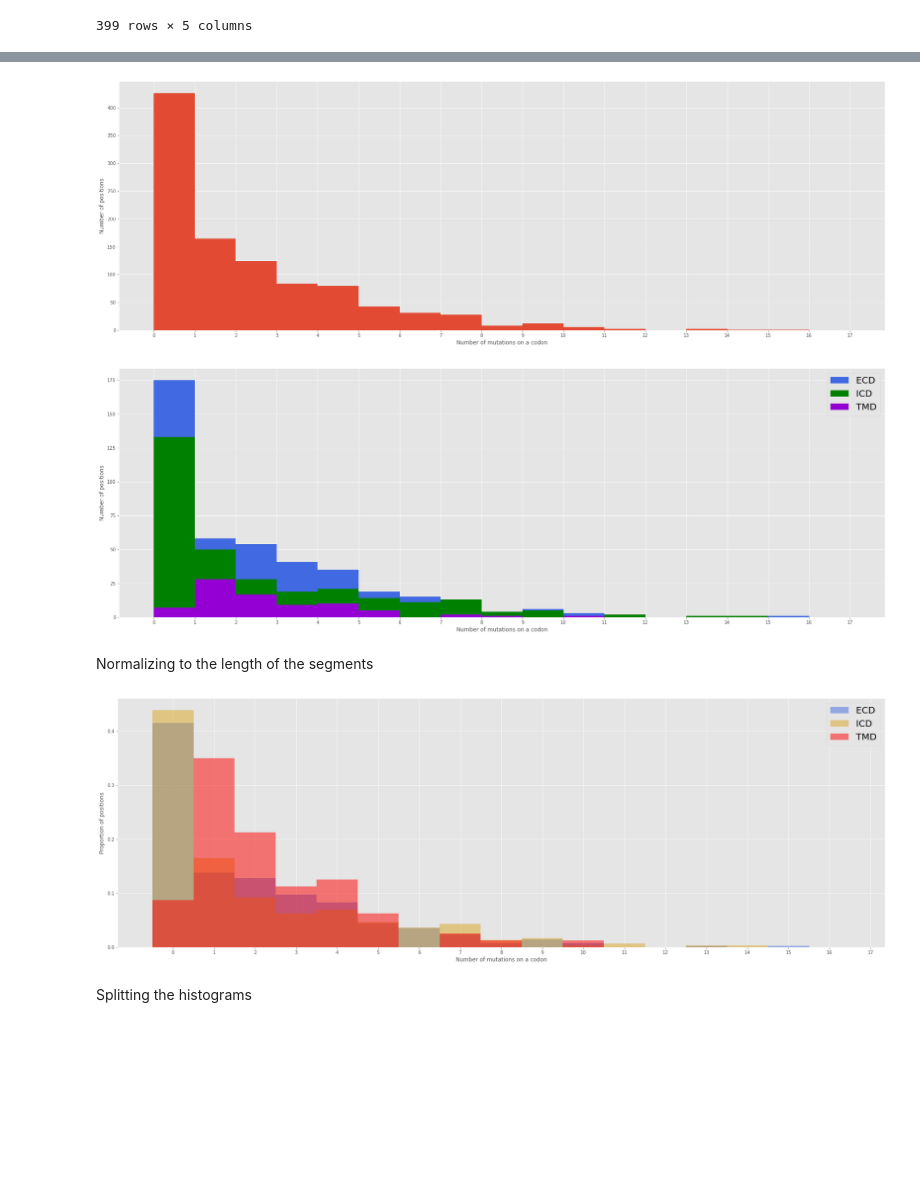
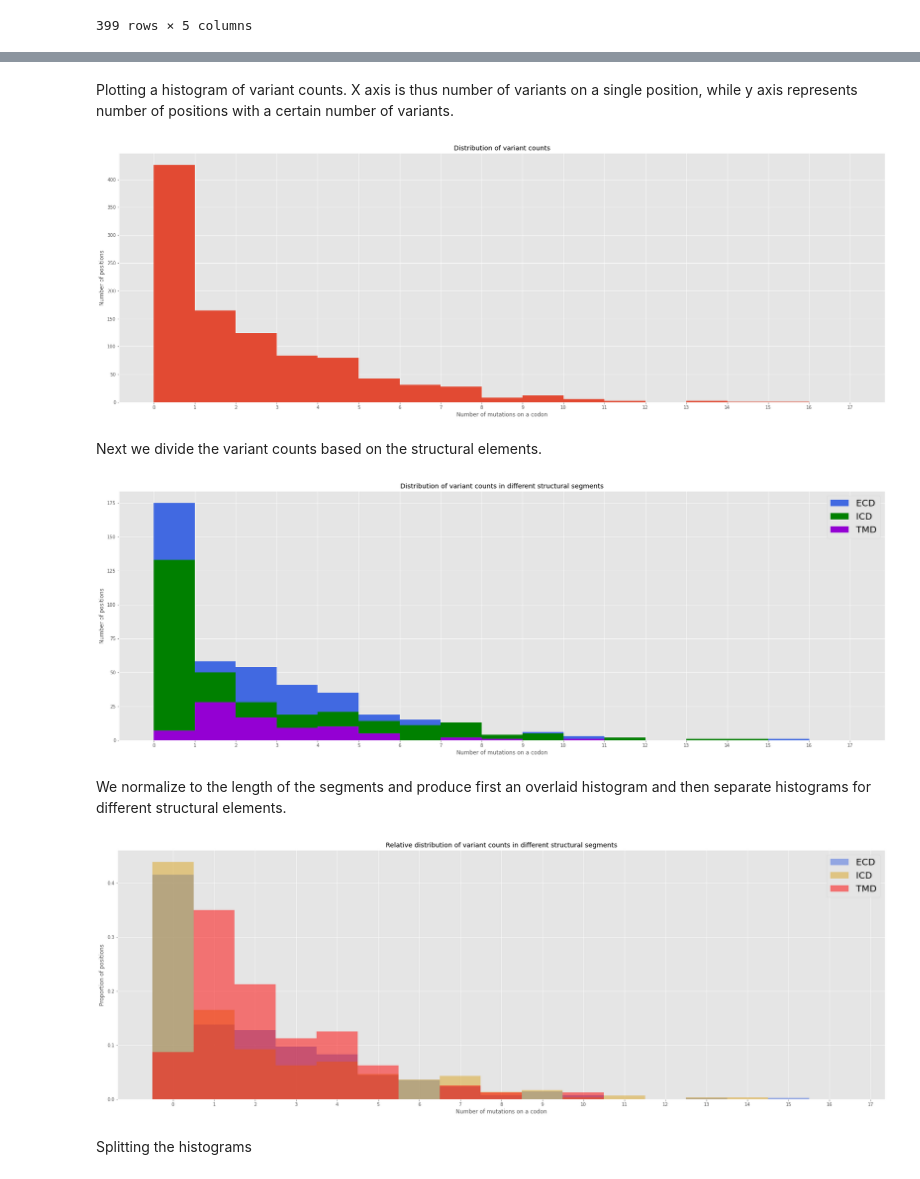
Before and after one commit to JureFabjan/gnomAD, a Jupyter notebook: Processing.ipynb, the cells around one changed output, grey strips where cells are left out. Saved outputs shown, nothing was run; the diff lists cells and outputs as text; code cells hidden in the pictures; blank space fills up the shorter version.

Commit message:
Added more markdown, extended segment analysis

```diff
--- a/Processing.ipynb
+++ b/Processing.ipynb
@@ -655,0 +674,2 @@ Counter({53.0: 6,
+# %%
+matplotlib.rcParams["figure.figsize"] = (10, 10)
@@ -699,38 +744,47 @@ See the caveats in the documentation: https://pandas.pydata.org/pandas-docs/stab
 | 1012 | 1013.0 | 0.0 |  |
 | 1013 | 1014.0 | 0.0 |  |
 1014 rows × 3 columns
+# %% [markdown]
+Plotting a histogram of variant counts. X axis is thus number of variants on a single position, while y axis represents number of positions with a certain number of variants.
+# %%
+matplotlib.rcParams["figure.figsize"] = (30, 10)
 # %%
 pyplot.hist(x["Count"], bins = range(0, int(max(x["Count"]))))
 pyplot.xticks(range(0, int(max(x["Count"]))))
+pyplot.title("Distribution of variant counts")
 pyplot.xlabel("Number of mutations on a codon")
 pyplot.ylabel("Number of positions")
 pyplot.show()
 # %% [output]
-[figure, old version]
+[figure, new version]
+# %% [markdown]
+Next we divide the variant counts based on the structural elements.
 # %%
 pyplot.hist(x["Count"][x["Region"] == "ECD"], bins = range(0, int(max(x["Count"]))), color="royalblue", lw=0, label="ECD")
 pyplot.hist(x["Count"][x["Region"] == "ICD"], bins = range(0, int(max(x["Count"]))), color="green", lw=0, label="ICD")
 pyplot.hist(x["Count"][x["Region"].isin(("TM1", "TM2", "TM3", "TM4"))], bins = range(0, int(max(x["Count"]))), color="darkviolet", lw=0, label="TMD")
+pyplot.title("Distribution of variant counts in different structural segments")
 pyplot.xticks(range(0, int(max(x["Count"]))))
 pyplot.xlabel("Number of mutations on a codon")
 pyplot.ylabel("Number of positions")
 pyplot.legend(prop={"size": 20})
 pyplot.show()
 # %% [output]
-[figure, old version]
+[figure, new version]
-# %% [markdown]
-Normalizing to the length of the segments
+# %% [markdown]
+We normalize to the length of the segments and produce first an overlaid histogram and then separate histograms for different structural elements.
 # %%
 pyplot.hist(x["Count"][x["Region"] == "ECD"], bins = range(0, int(max(x["Count"]))), color="royalblue", lw=0, label="ECD", density=True, align="left", alpha=0.5)
 pyplot.hist(x["Count"][x["Region"] == "ICD"], bins = range(0, int(max(x["Count"]))), color="goldenrod", lw=0, label="ICD", density=True, align="left", alpha=0.5)
 pyplot.hist(x["Count"][x["Region"].isin(("TM1", "TM2", "TM3", "TM4"))], bins = range(0, int(max(x["Count"]))), color="red", lw=0, label="TMD", density=True, align="left", alpha=0.5)
+pyplot.title("Relative distribution of variant counts in different structural segments")
 pyplot.xticks(range(0, int(max(x["Count"]))))
 pyplot.xlabel("Number of mutations on a codon")
 pyplot.ylabel("Proportion of positions")
 pyplot.legend(prop={"size": 20})
 pyplot.show()
 # %% [output]
-[figure, old version]
+[figure, new version]
 # %% [markdown]
 Splitting the histograms
 # %%
```
Also changed, not shown: parts of 55 cells of this notebook.
